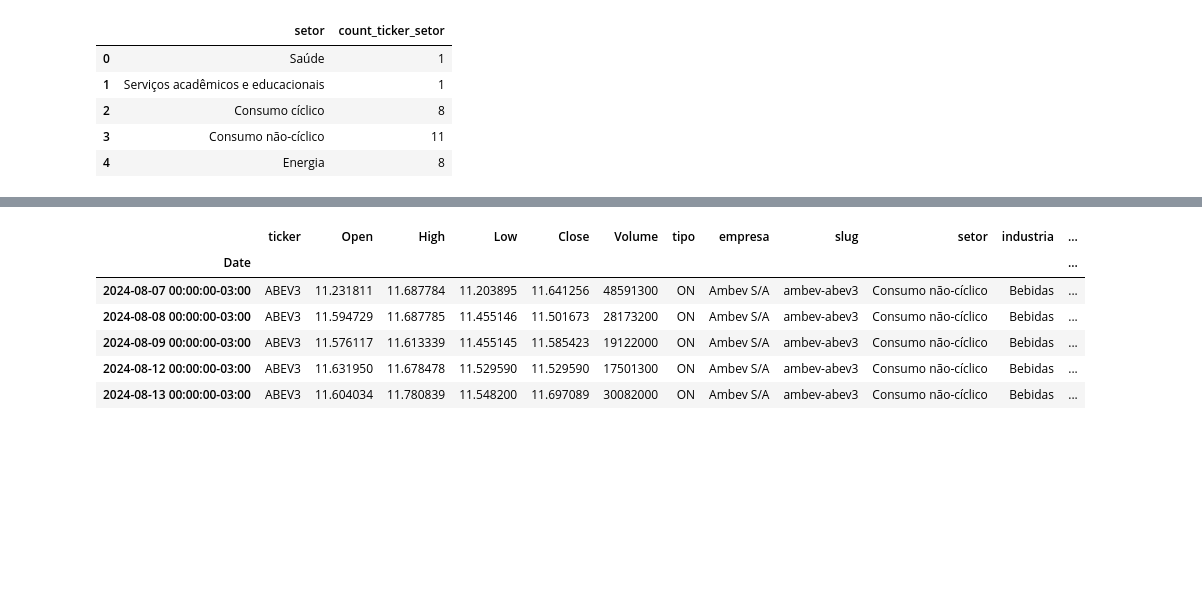
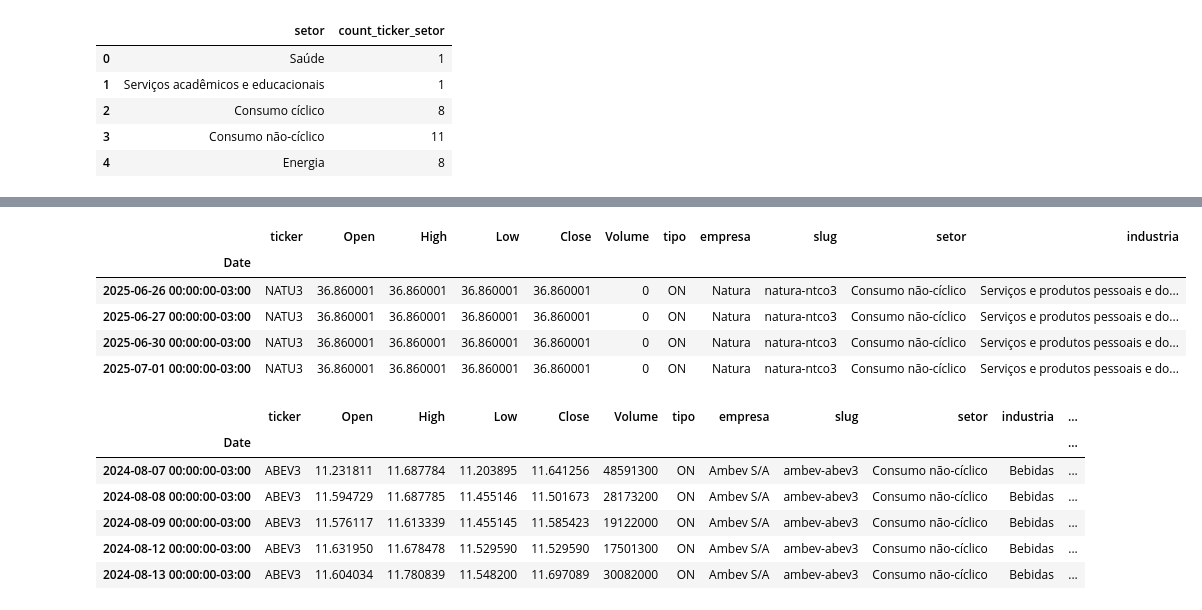
Before and after one commit to ederray/etl-aws, a Jupyter notebook: notebooks/eda.ipynb, the cells around one changed output, grey strips where cells are left out. Saved outputs shown, nothing was run; the diff lists cells and outputs as text; code cells hidden in the pictures; blank space fills up the shorter version.

```diff
--- a/notebooks/eda.ipynb
+++ b/notebooks/eda.ipynb
@@ -187,3 +185,14 @@ tbl_carteira_ibovespa.duplicated().sum()
+# %%
+# verificação de duplicados
+index_duplicados = tbl_cotacao_ibovespa.duplicated(keep=False)
+tbl_cotacao_ibovespa.loc[index_duplicados]
+# %% [output]
+|  | ticker | Open | High | Low | Close | Volume | tipo | empresa | slug | setor | industria |
+| Date |  |  |  |  |  |  |  |  |  |  |  |
+| 2025-06-26 00:00:00-03:00 | NATU3 | 36.860001 | 36.860001 | 36.860001 | 36.860001 | 0 | ON | Natura | natura-ntco3 | Consumo não-cíclico | Serviços e produtos pessoais e do... |
+| 2025-06-27 00:00:00-03:00 | NATU3 | 36.860001 | 36.860001 | 36.860001 | 36.860001 | 0 | ON | Natura | natura-ntco3 | Consumo não-cíclico | Serviços e produtos pessoais e do... |
+| 2025-06-30 00:00:00-03:00 | NATU3 | 36.860001 | 36.860001 | 36.860001 | 36.860001 | 0 | ON | Natura | natura-ntco3 | Consumo não-cíclico | Serviços e produtos pessoais e do... |
+| 2025-07-01 00:00:00-03:00 | NATU3 | 36.860001 | 36.860001 | 36.860001 | 36.860001 | 0 | ON | Natura | natura-ntco3 | Consumo não-cíclico | Serviços e produtos pessoais e do... |
 # %%
 # inserção de dados temporais no dataset
 tbl_cotacao_ibovespa = dados_temporais(df=tbl_cotacao_ibovespa)
```
Also changed, not shown: parts of 8 cells of this notebook, 24 other files.
